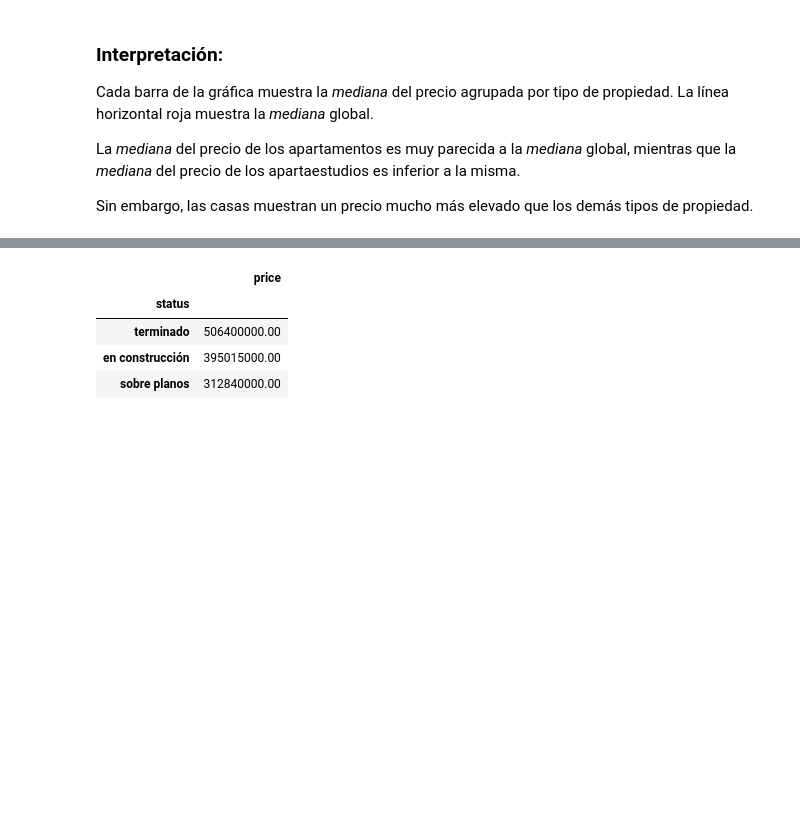
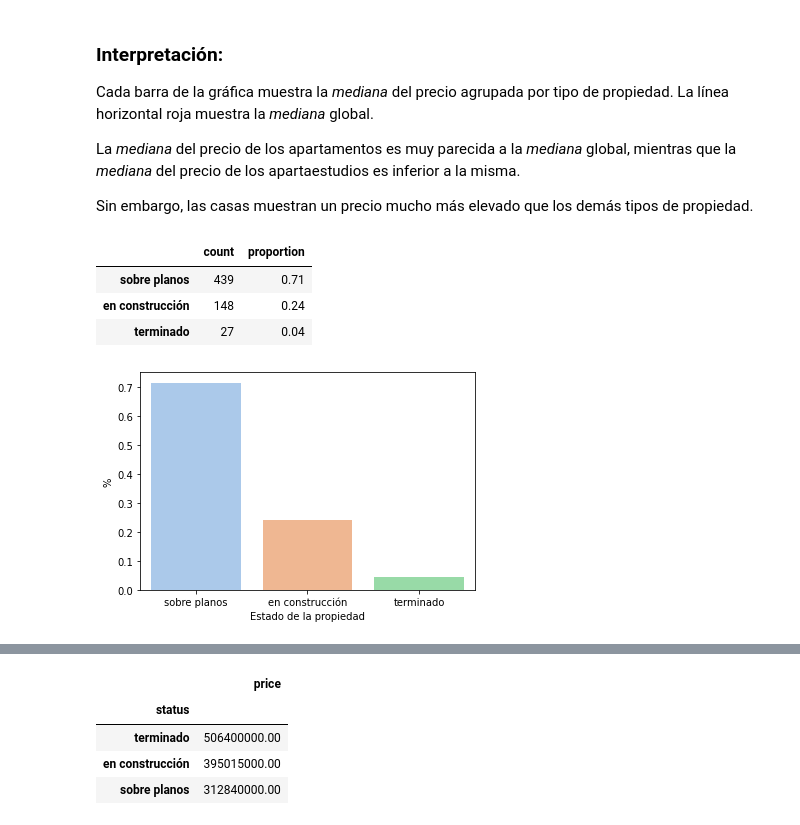
Before and after one commit to diegoestradamd/real_estate_analysis, a Jupyter notebook: main.ipynb, the cells around one changed output, grey strips where cells are left out. Cells and saved outputs as stored; diff of their text form; code cells hidden in the pictures; blank space fills up the shorter version.

```diff
--- a/main.ipynb
+++ b/main.ipynb
@@ -393,3 +417,21 @@ Cada barra de la gráfica muestra la *mediana* del precio agrupada por tipo de p
 La *mediana* del precio de los apartamentos es muy parecida a la *mediana* global, mientras que la *mediana* del precio de los apartaestudios es inferior a la misma.
 
 Sin embargo, las casas muestran un precio mucho más elevado que los demás tipos de propiedad.
+# %%
+count_by_status = projects['status'].value_counts().sort_values(ascending=False)
+count_by_status = count_by_status.to_frame()
+count_by_status.columns = ['count']
+count_by_status['proportion'] = count_by_status['count'] / count_by_status['count'].sum()
+count_by_status
+# %% [output]
+|  | count | proportion |
+| sobre planos | 439 | 0.71 |
+| en construcción | 148 | 0.24 |
+| terminado | 27 | 0.04 |
+# %%
+sns.barplot(data=count_by_status, x=count_by_status.index, y=count_by_status['proportion'])
+plt.xlabel('Estado de la propiedad')
+plt.ylabel('%')
+plt.show()
+# %% [output]
+[figure, added]
```
Also changed, not shown: parts of 14 cells of this notebook.
